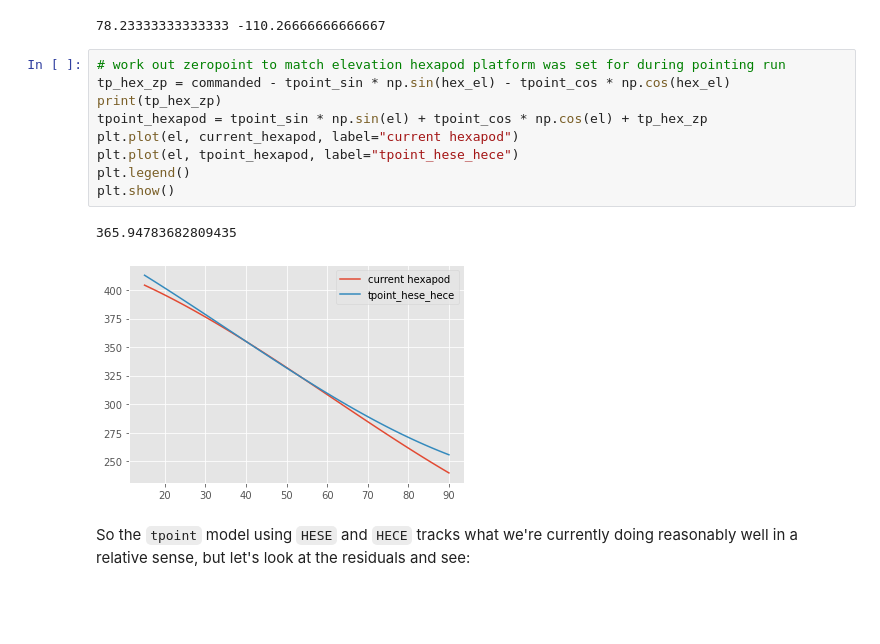
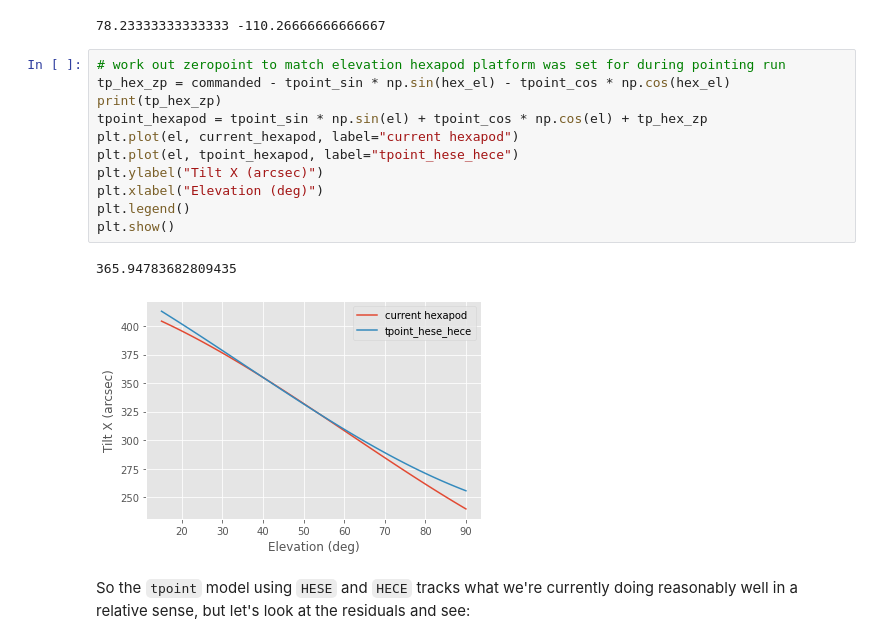
Before and after one commit to MMTObservatory/pointing_analysis, a Jupyter notebook: pointing_data/20200708/binospec_pointing.ipynb, the cells around one changed output. Drawn from its saved outputs; the diff is of its cells as text; blank space fills up the shorter version.

```diff
--- a/pointing_data/20200708/binospec_pointing.ipynb
+++ b/pointing_data/20200708/binospec_pointing.ipynb
@@ -255,15 +255,17 @@ print(tpoint_cos, tpoint_sin)
 # %%
 # work out zeropoint to match elevation hexapod platform was set for during pointing run
 tp_hex_zp = commanded - tpoint_sin * np.sin(hex_el) - tpoint_cos * np.cos(hex_el)
 print(tp_hex_zp)
 tpoint_hexapod = tpoint_sin * np.sin(el) + tpoint_cos * np.cos(el) + tp_hex_zp
 plt.plot(el, current_hexapod, label="current hexapod")
 plt.plot(el, tpoint_hexapod, label="tpoint_hese_hece")
+plt.ylabel("Tilt X (arcsec)")
+plt.xlabel("Elevation (deg)")
 plt.legend()
 plt.show()
 # %% [output]
 365.94783682809435
-[figure, old version]
+[figure, new version]
 # %% [markdown]
 So the `tpoint` model using `HESE` and `HECE` tracks what we're currently doing reasonably well in a relative sense, but let's look at the residuals and see:
 # %%
```
Also changed, not shown: parts of 4 cells of this notebook.
